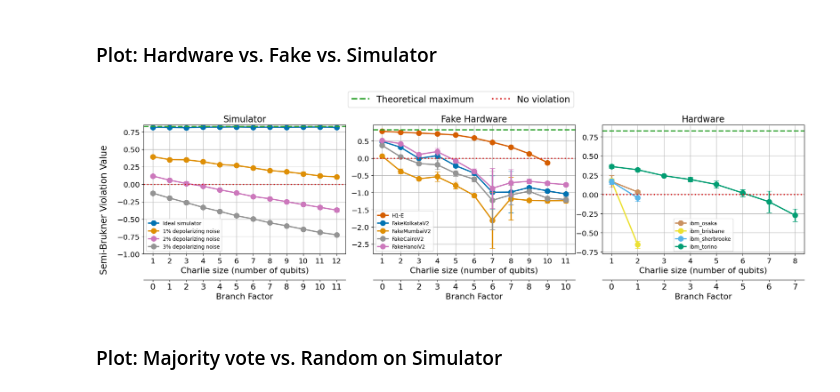
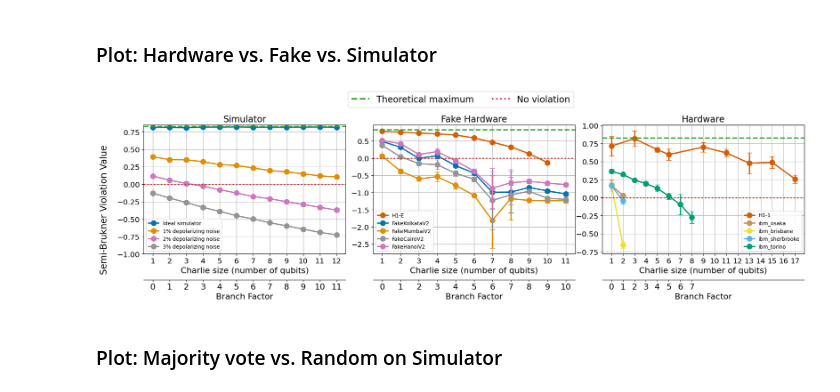
Before and after one commit to unitaryfoundation/wigners_friend, a Jupyter notebook: ewfs_release/notebooks/plots.ipynb, the cells around one changed output. Drawn from its saved outputs; the diff is of its cells as text; code cells hidden in the pictures.

Commit message:
add data to ewfs_release and small update to plots.ipynb

```diff
--- a/ewfs_release/notebooks/plots.ipynb
+++ b/ewfs_release/notebooks/plots.ipynb
@@ -75,11 +75,13 @@ def plot_results(
     if show_legend:
         ax.legend()
 # %%
-def add_branch_factor_axis(ax, friend_sizes, size="large"):
+def add_branch_factor_axis(ax, friend_sizes, xticks=None, size="large"):
     """Function to create the second x-axis for branch factor at the bottom."""
     ax2 = ax.secondary_xaxis(-0.2)  # Place the second x-axis below the main one
     branch_factors = [calculate_branch_factor(fs) for fs in friend_sizes]
-    ax2.set_xticks(friend_sizes)
+    if xticks==None:
+        xticks=friend_sizes
+    ax2.set_xticks(xticks)
     ax2.set_xticklabels(branch_factors)
     ax2.set_xlabel("Branch Factor", fontsize=size)
     ax2.tick_params(axis="x", labelsize=size)
@@ -175,6 +177,32 @@ H1_E_friend_sizes = range(1, 11)
 H1_E_num_trials = 5
 H1_E_shots = 2000
 H1_E_results = load_experiments(H1_E_machine_name, H1_E_friend_sizes, H1_E_num_trials, H1_E_shots, strategy="majority_vote", data_path=os.path.join(DATA_PATH, "H1-Emulator_data"))
+
+H1_1_machine_name = "H1-1"
+H1_1_friend_sizes = [1,3,5,6,9,11,13,15,17]
+H1_1_num_trials = 3
+H1_1_shots = 200
+H1_1_results = load_experiments(H1_1_machine_name, H1_1_friend_sizes, H1_1_num_trials, H1_1_shots, strategy="majority_vote", data_path=os.path.join(DATA_PATH, "H1-1_data"))
+# %%
+friend_sizes_trials = {}
+for size in H1_1_friend_sizes:
+    if size == 17:
+        friend_sizes_trials[size] = 6
+    else:
+        friend_sizes_trials[size] = 3
+H1_1_results = {
+    fs: {inequality: [] for inequality in ["semi_brukner"]}
+    for fs in friend_sizes_trials.keys()
+}
+
+for friend_size in friend_sizes_trials.keys():
+    num_trials = friend_sizes_trials[friend_size]
+    for trial in range(1, num_trials+1):
+        with open(os.path.join(os.path.join(DATA_PATH, "H1-1_data"), f"{H1_1_machine_name}_qubits_{friend_size}_trial_{trial}_shots_{H1_1_shots}.pickle"), "rb") as file:
+            results = pickle.load(file)
+        violations = compute_violations(results=results, charlie_size=friend_size, debbie_size=1, strategy="majority_vote")
+        for key in violations:
+            H1_1_results[friend_size][key].append(violations[key])
 # %%
 fig, axs = plt.subplots(1, 3, figsize=(20, 6))
 palette = sns.color_palette("colorblind", n_colors=16)
@@ -193,6 +221,7 @@ plot_results(axs[1], fake_cairo_results, fake_cairo_friend_sizes, plot_error_bar
 plot_results(axs[1], fake_hanoi_results, fake_hanoi_friend_sizes, plot_error_bars=True, plot_title="Fake Hanoi", color=palette[4], label="FakeHanoiV2", show_legend=True)
 
 # Hardware plots
+plot_results(axs[2], H1_1_results, H1_1_friend_sizes, plot_error_bars=True, plot_title="H1-1", color=palette[13], label="H1-1", show_legend=True)
 plot_results(axs[2], osaka_results, osaka_friend_sizes[0:2], plot_error_bars=True, plot_title="ibm_osaka", color=palette[5], label="ibm_osaka", show_legend=True)
 plot_results(axs[2], brisbane_results, brisbane_friend_sizes[0:2], plot_error_bars=True, plot_title="ibm_brisbane", color=palette[8], label="ibm_brisbane", show_legend=True)
 plot_results(axs[2], sherbrooke_results, sherbrooke_friend_sizes[0:2], plot_error_bars=True, plot_title="ibm_sherbrooke", color=palette[9], label="ibm_sherbrooke", show_legend=True)
@@ -214,6 +243,7 @@ fig.text(0.02, 0.5, "Semi-Brukner Violation Value", ha="center", va="center", ro
 axs[0].set_xlabel("Charlie size (number of qubits)", size=16)
 axs[1].set_xlabel("Charlie size (number of qubits)", size=16)
 axs[2].set_xlabel("Charlie size (number of qubits)", size=16)
+axs[2].set_xticks(range(1,18))
 
 # ax2 = axs[0].twiny()
 # branch_factors = [calculate_branch_factor(fs) for fs in ideal_sim_friend_sizes]
@@ -231,34 +261,34 @@ axs[2].set_xlabel("Charlie size (number of qubits)", size=16)
 
 # ax2 = axs[2].twiny()
 # branch_factors = [calculate_branch_factor(fs) for fs in garnet_friend_sizes]
 # ax2.set_xlim(axs[2].get_xlim())
 # ax2.set_xticks(garnet_friend_sizes)
 # ax2.set_xticklabels(branch_factors)
 # ax2.set_xlabel("Branch Factor", fontsize="large")
 
 for ax in np.ravel(axs):
     ax.tick_params(axis="x", labelsize="x-large")
     ax.tick_params(axis="y", labelsize="x-large")
 
 add_branch_factor_axis(axs[0], ideal_sim_friend_sizes, size=16)
 add_branch_factor_axis(axs[1], fake_kolkata_friend_sizes, size=16)
 add_branch_factor_axis(axs[2], torino_friend_sizes, size=16)
 
 line_width = 2.5
 axs[0].axhline(0.82843, color="tab:green", linestyle="dashed", label="_nolegend_", linewidth=line_width)
 axs[0].axhline(0, color="tab:red", linestyle="dotted", label="_nolegend_", linewidth=line_width)
 
 axs[1].axhline(0.82843, color="tab:green", linestyle="dashed", label="_nolegend_", linewidth=line_width)
 axs[1].axhline(0, color="tab:red", linestyle="dotted", label="_nolegend_", linewidth=line_width)
 
 axs[2].axhline(0.82843, color="tab:green", linestyle="dashed", label="_nolegend_", linewidth=line_width)
 axs[2].axhline(0, color="tab:red", linestyle="dotted", label="_nolegend_", linewidth=line_width)
 
 plt.tight_layout(rect=[0.03, 0.03, 0.97, 0.95])
 plt.savefig("ghz_majority_vote_simulator_fakehardware_hardware_comparison.pdf", bbox_inches="tight")
 plt.show()
 # %% [output]
-[figure, old version]
+[figure, new version]
 # %% [markdown]
 ### Plot: Majority vote vs. Random on Simulator
 # %%
```
Also changed, not shown: parts of 2 cells of this notebook, 36 other files.
